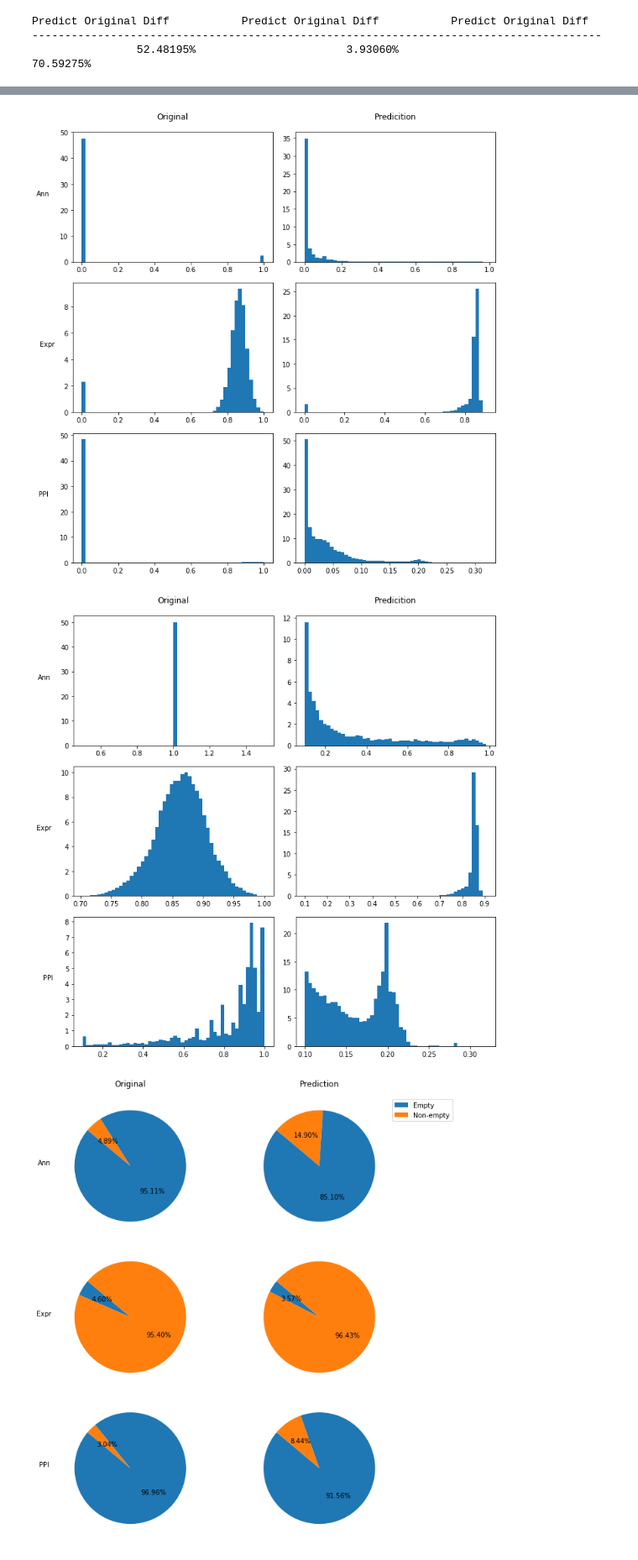
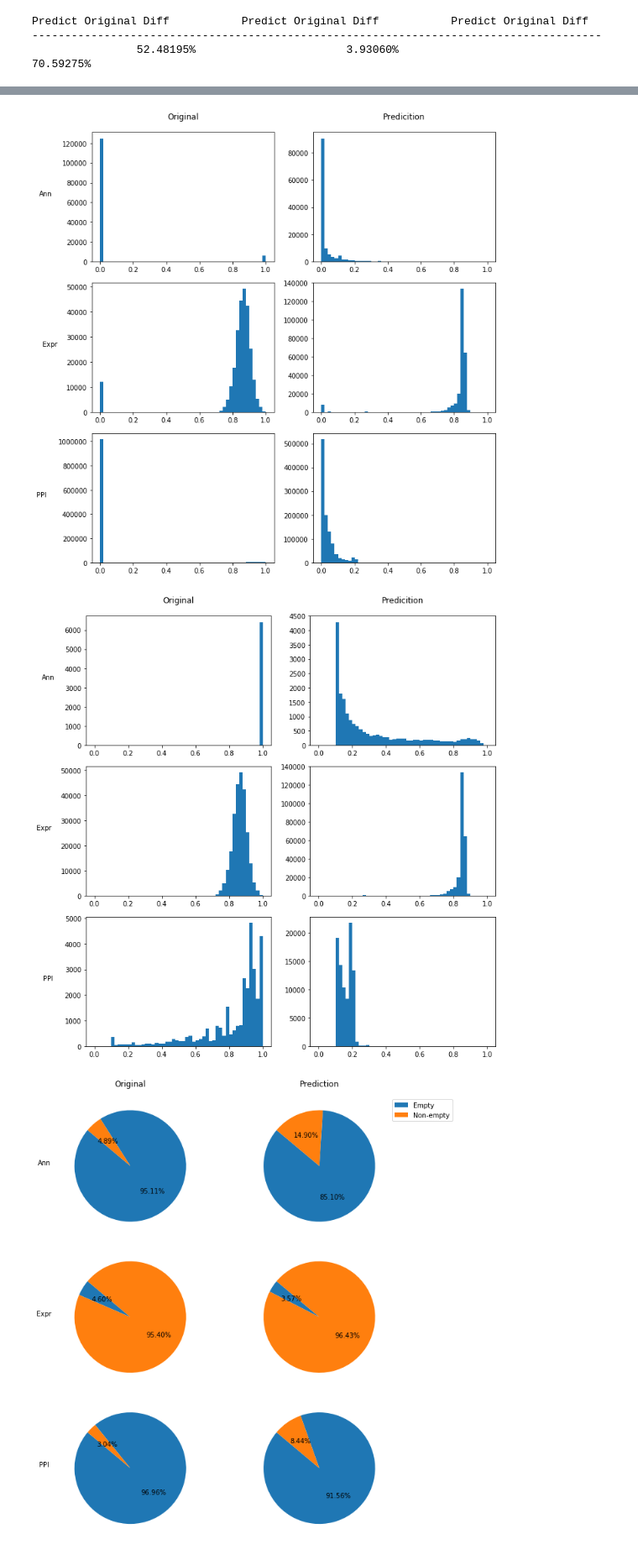
Before and after one commit to lovrek/MMCAE-data-fusion, a Jupyter notebook: Final Results/Model - dismissed data = 6%.ipynb, the cells around one changed output, grey strips where cells are left out. Shown at 84% size. Drawn from its saved outputs; the diff is of its cells as text; code cells hidden in the pictures.

Commit message:
Changed images for 6% noisey in data

```diff
--- a/Final Results/Model - dismissed data = 6%.ipynb
+++ b/Final Results/Model - dismissed data = 6%.ipynb
@@ -666,7 +666,7 @@ for i in range(len(model.org_data)):
     model.predict_data[i] = l;
 
 
-cols = ['{}'.format(col) for col in ['Original', 'Prediciton', 'Standard Deviation']]
+cols = ['{}'.format(col) for col in ['Original', 'Prediciton', 'Absolute Error']]
 rows = ['{}'.format(row) for row in ['ANN', 'EXPR', 'PPI']]
 
 fig, axes = plt.subplots(nrows=3, ncols=3, figsize=(15, 15))
@@ -731,7 +731,7 @@ for i, org_data in enumerate(model.org_data):
     pred_data = model.predict_data[i].flatten()
 
     ax = axes[i][0]
-    n, bins, patches = ax.hist(org_data, num_bins, density=1)
+    n, bins, patches = ax.hist(org_data, num_bins, density=False, range=(0,1))
 
     ax.set_ylabel(rows[i], rotation=0, labelpad=25)
 
@@ -740,7 +740,7 @@ for i, org_data in enumerate(model.org_data):
 
     ax = axes[i][1]
 # the histogram of the data
-    n, bins, patches = ax.hist(pred_data, num_bins, density=1)
+    n, bins, patches = ax.hist(pred_data, num_bins, density=False, range=(0,1))
     if i == 0:
         ax.set_title(cols[1],pad=20)
 
@@ -751,42 +751,42 @@ fig.tight_layout()
 plt.savefig(path + 'experiment_' + str(numOfExperiment) + '_data_distribution.png')
 plt.show()
 # %% [output]
-[figure, old version]
+[figure, new version]
 # %%
 num_bins = 50
 cols = ['Original', 'Predicition']
 rows = ['Ann', 'Expr', 'PPI']
 fig, axes = plt.subplots(nrows=3, ncols=2, figsize=(10, 10))
 
 for i, org_data in enumerate(model.org_data):
 
     org_data = org_data.flatten()
     pred_data = model.predict_data[i].flatten()
     org_data = org_data[org_data > .1]
     pred_data = pred_data[pred_data > .1]
 
     ax = axes[i][0]
-    n, bins, patches = ax.hist(org_data, num_bins, density=1)
+    n, bins, patches = ax.hist(org_data, num_bins, density=False, range=(0,1))
 
     ax.set_ylabel(rows[i], rotation=0, labelpad=25)
 
     if i == 0:
         ax.set_title(cols[0], pad=20)
 
     ax = axes[i][1]
 # the histogram of the data
-    n, bins, patches = ax.hist(pred_data, num_bins, density=1)
+    n, bins, patches = ax.hist(pred_data, num_bins, density=False, range=(0,1))
     if i == 0:
         ax.set_title(cols[1],pad=20)
 
 
 
 # Tweak spacing to prevent clipping of ylabel
 fig.tight_layout()
 plt.savefig(path + 'experiment_' + str(numOfExperiment) + '_data_distribution_zoom_01.png')
 plt.show()
 # %% [output]
-[figure, old version]
+[figure, new version]
 # %%
 cols = ['Original', 'Prediction']
 rows = ['Ann', 'Expr', 'PPI']
```
Also changed, not shown: parts of 8 cells of this notebook, 8 other files.
